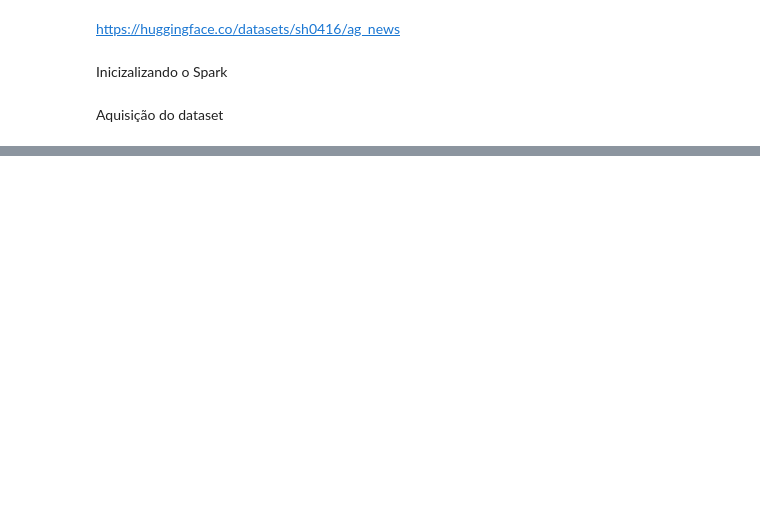
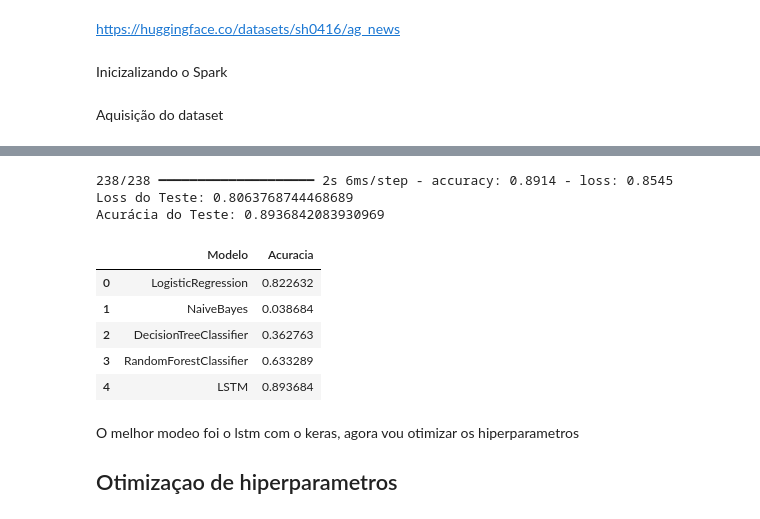
Before and after one commit to VSennaa/text-classification-bigdata-agnews-spark, a Jupyter notebook: text_classification_bigdata_agnews.ipynb, the cells around one changed output, grey strips where cells are left out. Cells and saved outputs as stored; diff of their text form; code cells hidden in the pictures; blank space fills up the shorter version.

```diff
--- a/text_classification_bigdata_agnews.ipynb
+++ b/text_classification_bigdata_agnews.ipynb
@@ -41,0 +259,7 @@ df_test = spark.read.json("/content/test.jsonl")
+# %%
+model = keras.models.Sequential()
+model.add(layers.Embedding(input_dim=len(tokenizer.word_index) + 1, output_dim=128))
+model.add(keras.layers.LSTM(64))
+model.add(layers.Dense(16, activation='relu'))
+model.add(layers.Dense(4, activation='softmax'))
+model.summary()
@@ -41,0 +282,10 @@ df_test = spark.read.json("/content/test.jsonl")
+# %%
+model.compile(optimizer='adam',
+              loss='sparse_categorical_crossentropy',
+              metrics=['accuracy'])
+# %%
+history = model.fit(pad_train_sequences,
+                    labels - 1,
+                    epochs=30,
+                    batch_size=32,
+                    validation_split=0.2)
@@ -41,0 +310,24 @@ df_test = spark.read.json("/content/test.jsonl")
+# %%
+test_labels = df_test.select("label").toPandas().to_numpy()
+y_test = test_labels - 1
+loss, accuracy = model.evaluate(pad_test_sequences, y_test)
+print(f"Loss do Teste: {loss}")
+print(f"Acurácia do Teste: {accuracy}")
+# %% [output]
+238/238 ━━━━━━━━━━━━━━━━━━━━ 2s 6ms/step - accuracy: 0.8914 - loss: 0.8545
+Loss do Teste: 0.8063768744468689
+Acurácia do Teste: 0.8936842083930969
+# %%
+# adicionando o lstm ao datafrmae
+pddf_acc.loc[len(pddf_acc)] = ['LSTM', accuracy]
+pddf_acc
+# %% [output]
+|  | Modelo | Acuracia |
+| 0 | LogisticRegression | 0.822632 |
+| 1 | NaiveBayes | 0.038684 |
+| 2 | DecisionTreeClassifier | 0.362763 |
+| 3 | RandomForestClassifier | 0.633289 |
+| 4 | LSTM | 0.893684 |
+# %% [markdown]
+O melhor modeo foi o lstm com o keras, agora vou otimizar os hiperparametros
+## Otimizaçao de hiperparametros
```
Also changed, not shown: parts of 26 cells of this notebook.
